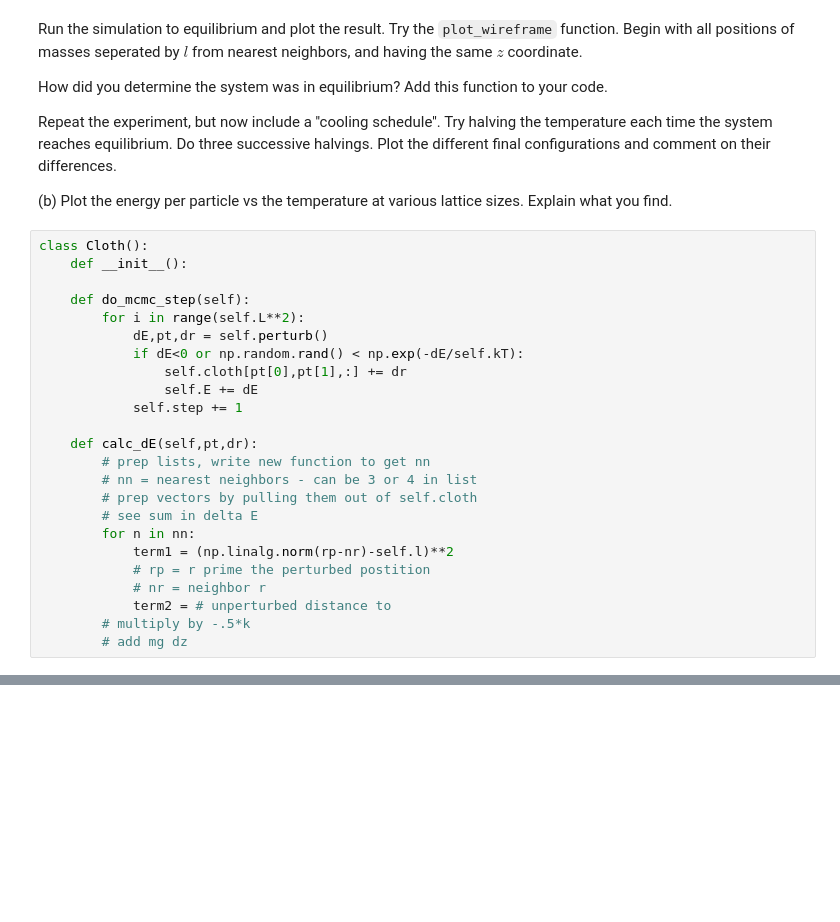
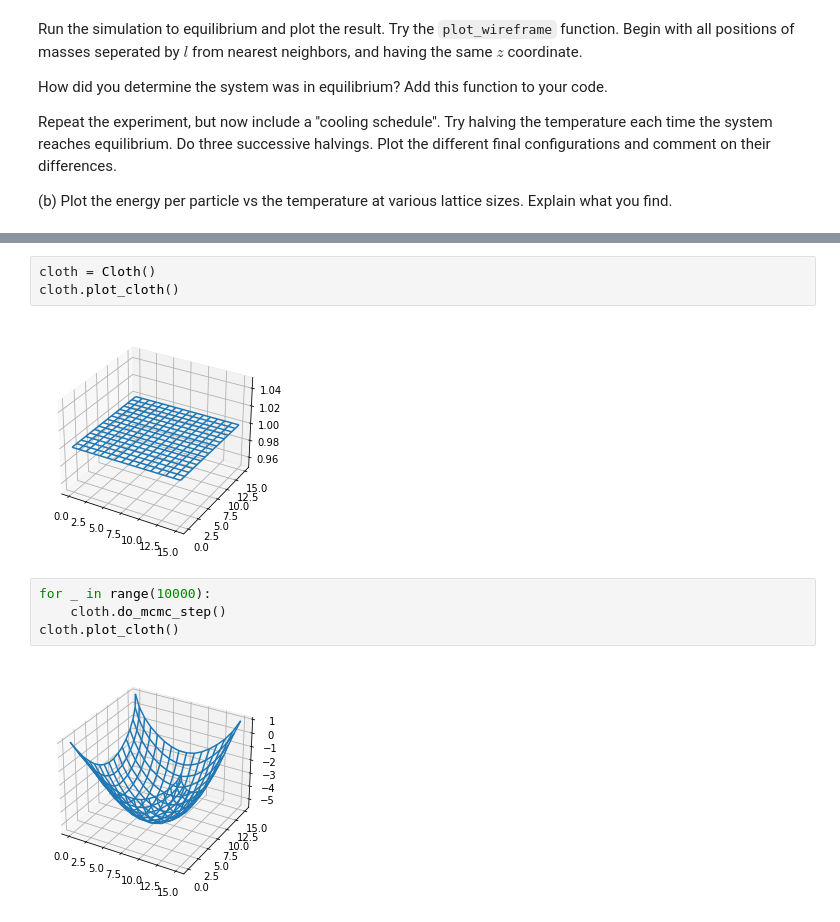
Before and after one commit to DaithiMartin/Simulation_Modeling_CSCI-577, a Jupyter notebook: Week_5_Annealing/Falling Tablecloth.ipynb, the cells around one changed output, grey strips where cells are left out. Saved outputs shown, nothing was run; the diff lists cells and outputs as text; blank space fills up the shorter version.

```diff
--- a/Week_5_Annealing/Falling Tablecloth.ipynb
+++ b/Week_5_Annealing/Falling Tablecloth.ipynb
@@ -47,27 +47,3 @@ How did you determine the system was in equilibrium? Add this function to your c
 Repeat the experiment, but now include a ''cooling schedule''. Try halving the temperature each time the system reaches equilibrium. Do three successive halvings. Plot the different final configurations and comment on their differences.
 
 (b) Plot the energy per particle vs the temperature at various lattice sizes. Explain what you find.
-# %%
-class Cloth():
-    def __init__():
-
-    def do_mcmc_step(self):
-        for i in range(self.L**2):
-            dE,pt,dr = self.perturb()
-            if dE<0 or np.random.rand() < np.exp(-dE/self.kT):
-                self.cloth[pt[0],pt[1],:] += dr
-                self.E += dE
-            self.step += 1
-
-    def calc_dE(self,pt,dr):
-        # prep lists, write new function to get nn
-        # nn = nearest neighbors - can be 3 or 4 in list
-        # prep vectors by pulling them out of self.cloth
-        # see sum in delta E
-        for n in nn:
-            term1 = (np.linalg.norm(rp-nr)-self.l)**2
-            # rp = r prime the perturbed postition
-            # nr = neighbor r
-            term2 = # unperturbed distance to
-        # multiply by -.5*k
-        # add mg dz
@@ -73,0 +273,11 @@ class Cloth():
+# %%
+cloth = Cloth()
+cloth.plot_cloth()
+# %% [output]
+[figure, added]
+# %%
+for _ in range(10000):
+    cloth.do_mcmc_step()
+cloth.plot_cloth()
+# %% [output]
+[figure, added]
```
Also changed, not shown: parts of 10 cells of this notebook.
